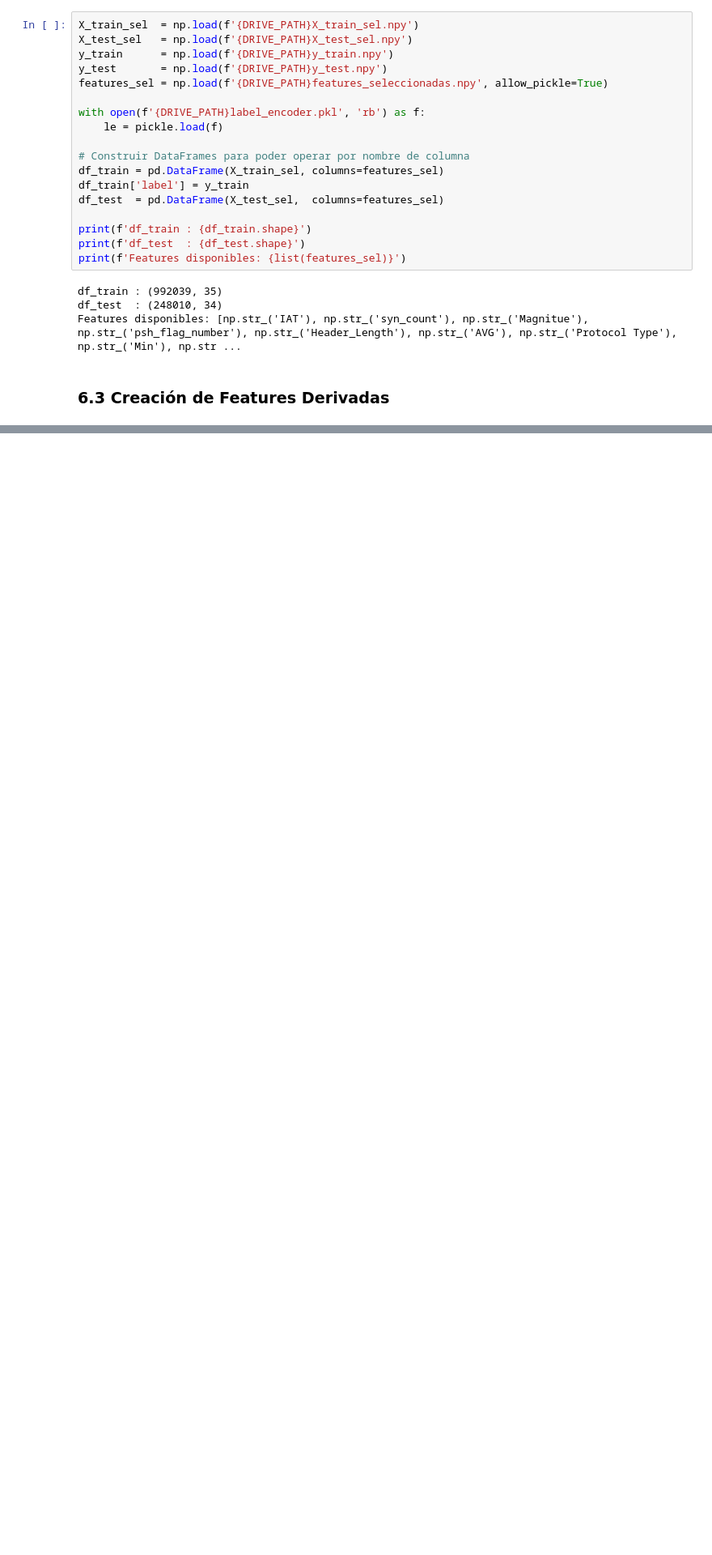
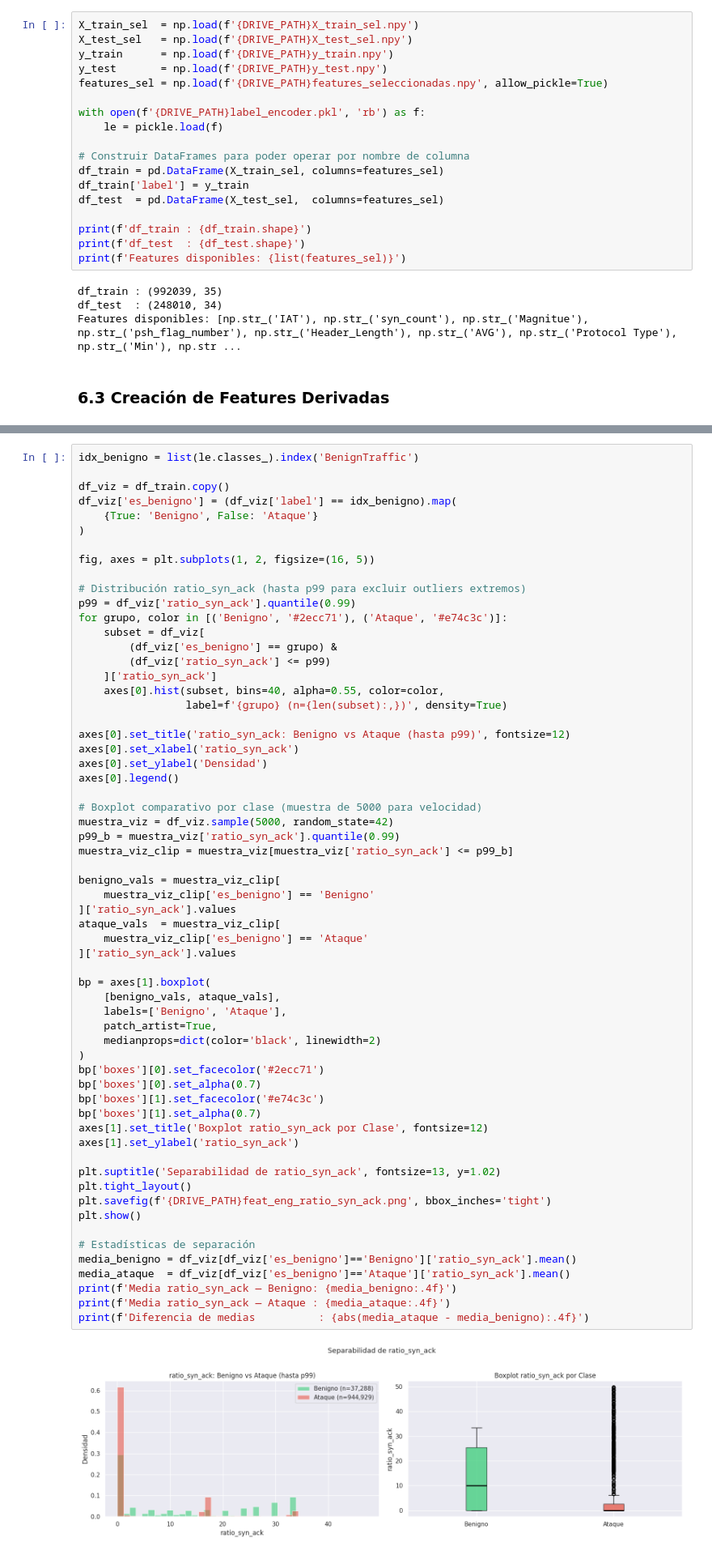
Before and after one commit to xtsebas/iot-intrusion-detection-ml, a Jupyter notebook: notebooks/Parte_1.ipynb, the cells around one changed output, grey strips where cells are left out. Shown at 81% size. Drawn from its saved outputs; the diff is of its cells as text; blank space fills up the shorter version.

```diff
--- a/notebooks/Parte_1.ipynb
+++ b/notebooks/Parte_1.ipynb
@@ -1359,0 +1344,63 @@ max          1.0000
+# %%
+idx_benigno = list(le.classes_).index('BenignTraffic')
+
+df_viz = df_train.copy()
+df_viz['es_benigno'] = (df_viz['label'] == idx_benigno).map(
+    {True: 'Benigno', False: 'Ataque'}
+)
+
+fig, axes = plt.subplots(1, 2, figsize=(16, 5))
+
+# Distribución ratio_syn_ack (hasta p99 para excluir outliers extremos)
+p99 = df_viz['ratio_syn_ack'].quantile(0.99)
+for grupo, color in [('Benigno', '#2ecc71'), ('Ataque', '#e74c3c')]:
+    subset = df_viz[
+        (df_viz['es_benigno'] == grupo) &
+        (df_viz['ratio_syn_ack'] <= p99)
+    ]['ratio_syn_ack']
+    axes[0].hist(subset, bins=40, alpha=0.55, color=color,
+                 label=f'{grupo} (n={len(subset):,})', density=True)
+
+axes[0].set_title('ratio_syn_ack: Benigno vs Ataque (hasta p99)', fontsize=12)
+axes[0].set_xlabel('ratio_syn_ack')
+axes[0].set_ylabel('Densidad')
+axes[0].legend()
+
+# Boxplot comparativo por clase (muestra de 5000 para velocidad)
+muestra_viz = df_viz.sample(5000, random_state=42)
+p99_b = muestra_viz['ratio_syn_ack'].quantile(0.99)
+muestra_viz_clip = muestra_viz[muestra_viz['ratio_syn_ack'] <= p99_b]
+
+benigno_vals = muestra_viz_clip[
+    muestra_viz_clip['es_benigno'] == 'Benigno'
+]['ratio_syn_ack'].values
+ataque_vals  = muestra_viz_clip[
+    muestra_viz_clip['es_benigno'] == 'Ataque'
+]['ratio_syn_ack'].values
+
+bp = axes[1].boxplot(
+    [benigno_vals, ataque_vals],
+    labels=['Benigno', 'Ataque'],
+    patch_artist=True,
+    medianprops=dict(color='black', linewidth=2)
+)
+bp['boxes'][0].set_facecolor('#2ecc71')
+bp['boxes'][0].set_alpha(0.7)
+bp['boxes'][1].set_facecolor('#e74c3c')
+bp['boxes'][1].set_alpha(0.7)
+axes[1].set_title('Boxplot ratio_syn_ack por Clase', fontsize=12)
+axes[1].set_ylabel('ratio_syn_ack')
+
+plt.suptitle('Separabilidad de ratio_syn_ack', fontsize=13, y=1.02)
+plt.tight_layout()
+plt.savefig(f'{DRIVE_PATH}feat_eng_ratio_syn_ack.png', bbox_inches='tight')
+plt.show()
+
+# Estadísticas de separación
+media_benigno = df_viz[df_viz['es_benigno']=='Benigno']['ratio_syn_ack'].mean()
+media_ataque  = df_viz[df_viz['es_benigno']=='Ataque']['ratio_syn_ack'].mean()
+print(f'Media ratio_syn_ack — Benigno: {media_benigno:.4f}')
+print(f'Media ratio_syn_ack — Ataque : {media_ataque:.4f}')
+print(f'Diferencia de medias          : {abs(media_ataque - media_benigno):.4f}')
+# %% [output]
+[figure, added]
```
Also changed, not shown: parts of 5 cells of this notebook.
